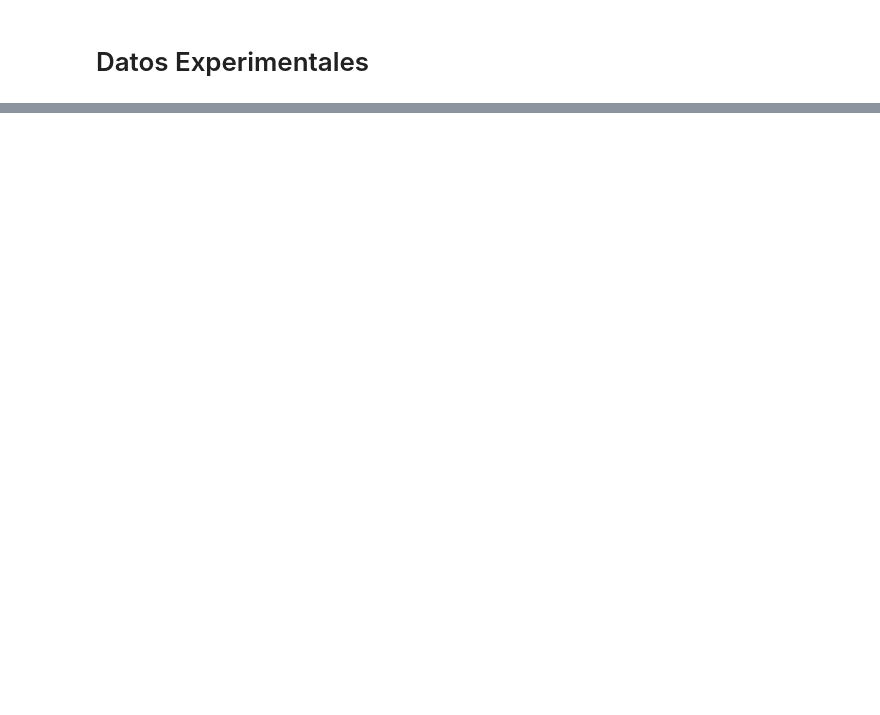
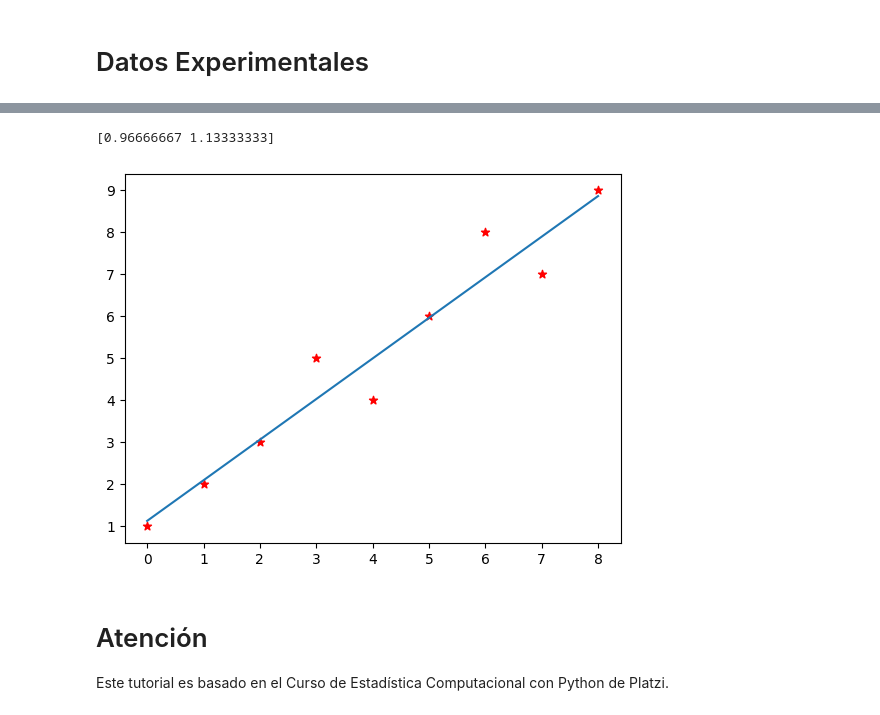
Before and after one commit to rigo93acosta/Stats_Computational_Python, a Jupyter notebook: Note.ipynb, the cells around one changed output, grey strips where cells are left out. Drawn from its saved outputs; the diff is of its cells as text; code cells hidden in the pictures; blank space fills up the shorter version.

```diff
--- a/Note.ipynb
+++ b/Note.ipynb
@@ -484,0 +809,24 @@ Probabilidad de obtener por lo menos un 12 en 10 tiros = 0.24735
+# %%
+import numpy as np
+x = np.array([0, 1, 2, 3, 4, 5, 6, 7, 8])
+y = np.array([1, 2, 3, 5, 4, 6, 8, 7, 9])
+
+coeffs = np.polyfit(x, y, 1)
+print(coeffs)
+# %% [output]
+[0.96666667 1.13333333]
+# %%
+m = coeffs[0]
+b = coeffs[1]
+est_y = (m * x) + b
+# %%
+import matplotlib.pyplot as plt
+plt.plot(x, est_y)
+plt.scatter(x, y, color='red', marker='*')
+plt.show()
+# %% [output]
+[figure, added]
+# %% [markdown]
+# Atención
+
+Este tutorial es basado en el  Curso de Estadística Computacional con Python de Platzi.
```
Also changed, not shown: parts of 34 cells of this notebook, 20 other files.
